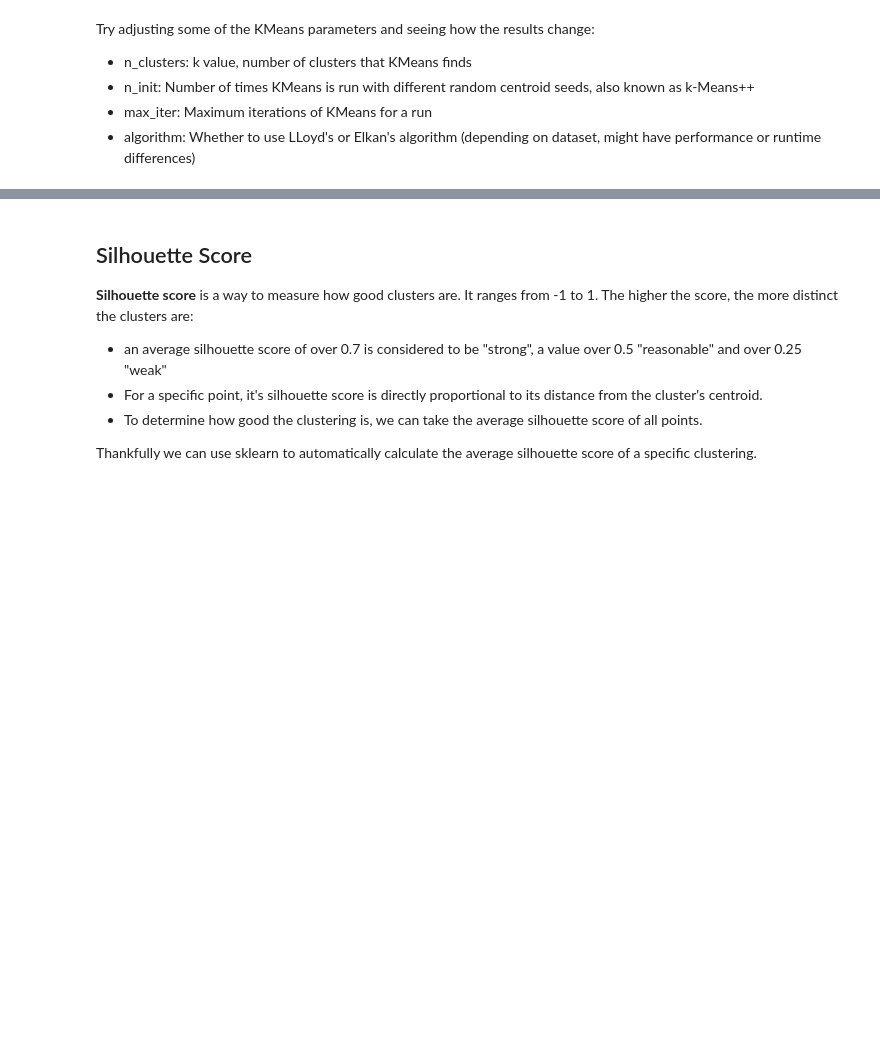
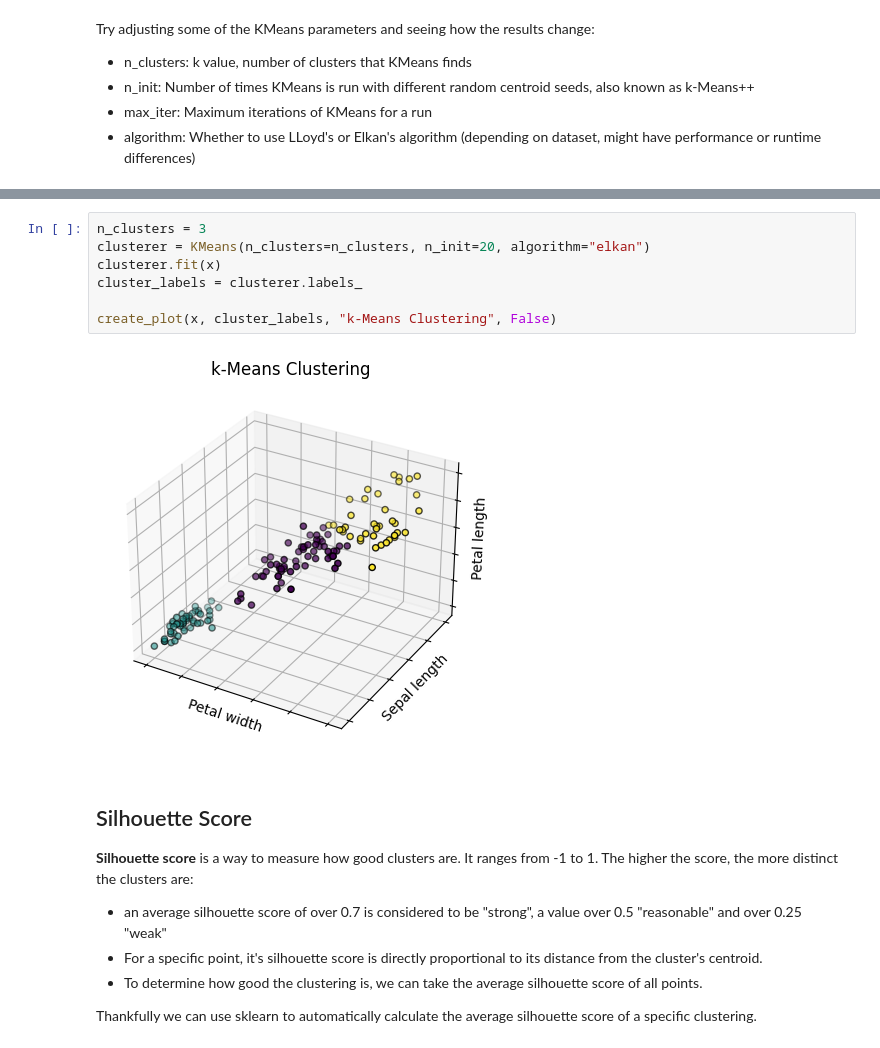
Before and after one commit to Potatoed7/AI-FES-pynotebooks, a Jupyter notebook: 08 Unsupervised Learning_ Clustering.ipynb, the cells around one changed output, grey strips where cells are left out. Drawn from its saved outputs; the diff is of its cells as text; blank space fills up the shorter version.

```diff
--- a/08 Unsupervised Learning_ Clustering.ipynb
+++ b/08 Unsupervised Learning_ Clustering.ipynb
@@ -97,3 +143,12 @@ create_plot(x, cluster_labels, "k-Means Clustering", False)
+# %%
+n_clusters = 3
+clusterer = KMeans(n_clusters=n_clusters, n_init=20, algorithm="elkan")
+clusterer.fit(x)
+cluster_labels = clusterer.labels_
+
+create_plot(x, cluster_labels, "k-Means Clustering", False)
+# %% [output]
+[figure, added]
 # %% [markdown]
 ## Silhouette Score
 
```
Also changed, not shown: parts of 19 cells of this notebook.
